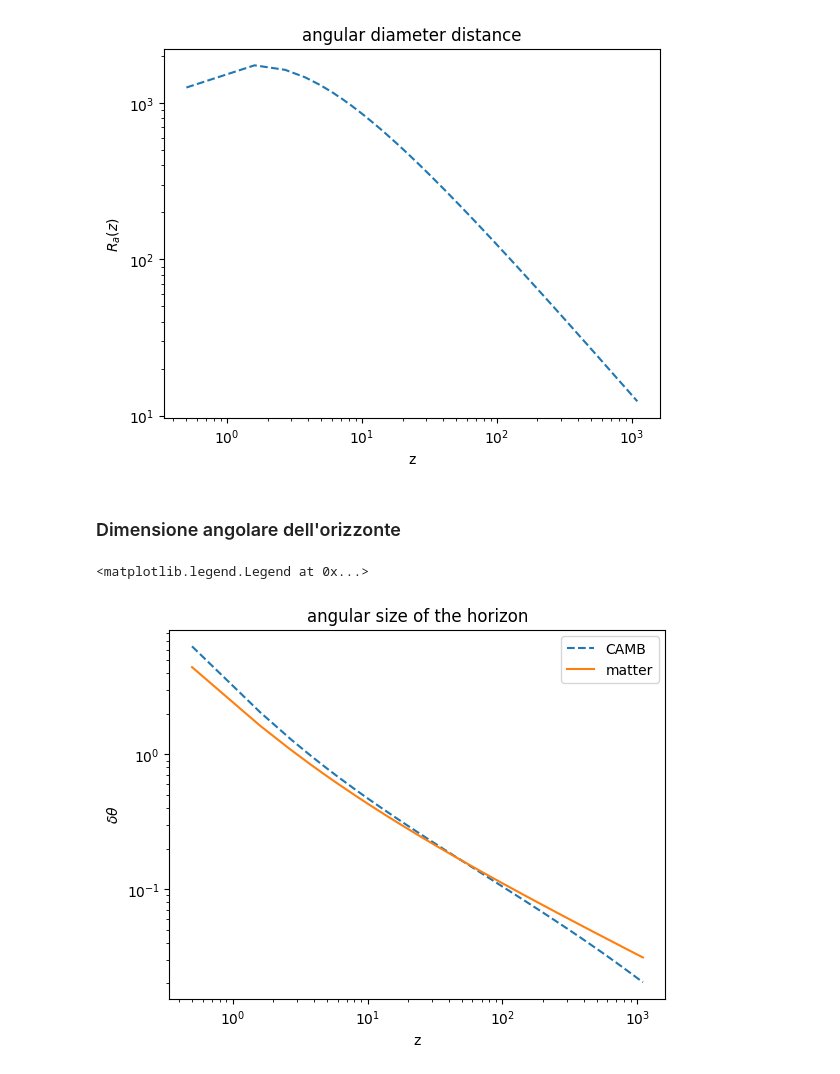
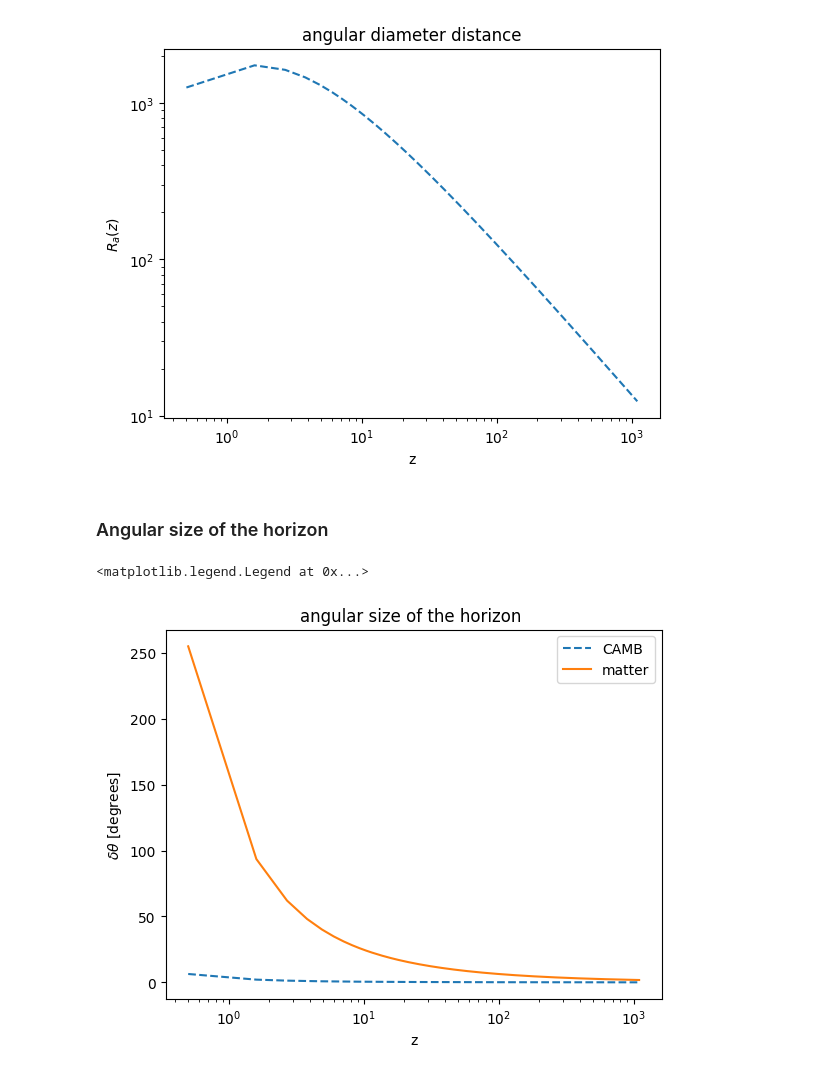
Before and after one commit to EdoardoMaragliano/CosmoIntro, a Jupyter notebook: Cosmo5_Inflation/Cosmo5Ex1.ipynb, the cells around one changed output. Saved outputs shown, nothing was run; the diff lists cells and outputs as text; code cells hidden in the pictures.

```diff
--- a/Cosmo5_Inflation/Cosmo5Ex1.ipynb
+++ b/Cosmo5_Inflation/Cosmo5Ex1.ipynb
@@ -65,27 +91,28 @@ plt.title('angular diameter distance')
 # %% [output]
 Text(0.5, 1.0, 'angular diameter distance')
 [figure]
-# %% [markdown]
-### Dimensione angolare dell'orizzonte
+# %% [markdown]
+### Angular size of the horizon
 # %%
-##calcolo l'angolo sotteso dall'orizzonte al variare di z
+##calculate the angular size subtended by the horizon as a function of z
 angle=R_h/R_a
 plt.plot(redshift,angle, linestyle='--',label='CAMB')
 
 def angle_matter(z):
     return (1+z)**(-1.0/2)/(1-(1+z)**(-1.0/2))
-angle_m=angle_matter(redshift)
 
-plt.plot(redshift,angle_m,label='matter')
+angle_matter_domination = angle_matter(redshift)
+
+plt.plot(redshift,np.rad2deg(angle_matter_domination),label='matter')
 plt.xscale('log')
-plt.yscale('log')
+plt.yscale('linear')
 plt.xlabel('z')
-plt.ylabel('$\delta \\theta$')
-plt.title('angular size of the horizon')
+plt.ylabel('$\delta \\theta $ [degrees]')
+plt.title('angular size of the horizon ')
 plt.legend()
 # %% [output]
 <matplotlib.legend.Legend at 0x...>
-[figure, old version]
+[figure, new version]
 # %%
 ##difference between the camb calculations and the matter dominated universe calculations
 
```
Also changed, not shown: parts of 17 cells of this notebook, 2 other files.
